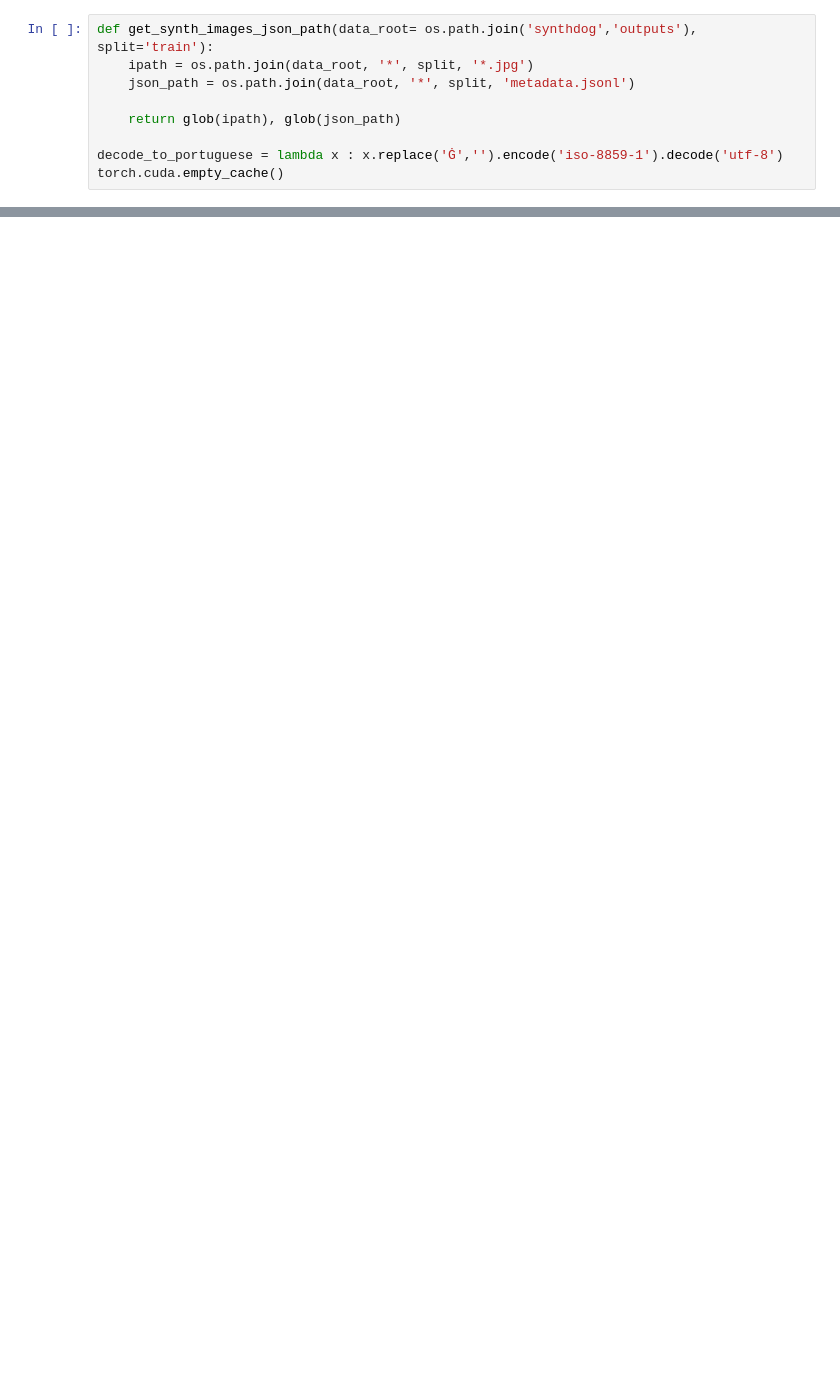
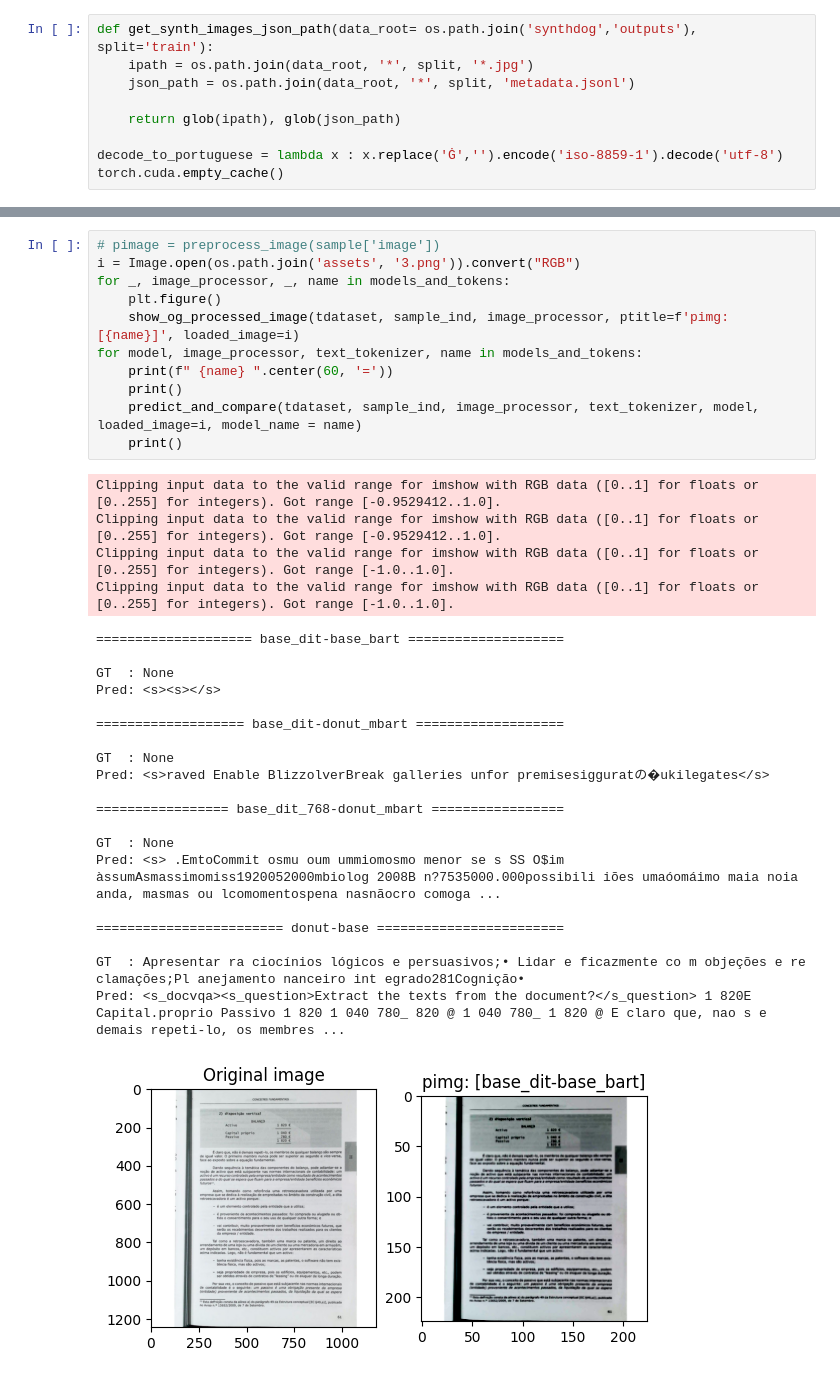
Before and after one commit to jaaabir/ocr, a Jupyter notebook: model_inference.ipynb, the cells around one changed output, grey strips where cells are left out. Drawn from its saved outputs; the diff is of its cells as text; blank space fills up the shorter version.

```diff
--- a/model_inference.ipynb
+++ b/model_inference.ipynb
@@ -182,0 +251,36 @@ VisionEncoderDecoderModel(
+# %%
+# pimage = preprocess_image(sample['image'])
+i = Image.open(os.path.join('assets', '3.png')).convert("RGB")
+for _, image_processor, _, name in models_and_tokens:
+    plt.figure()
+    show_og_processed_image(tdataset, sample_ind, image_processor, ptitle=f'pimg: [{name}]', loaded_image=i)
+for model, image_processor, text_tokenizer, name in models_and_tokens:
+    print(f" {name} ".center(60, '='))
+    print()
+    predict_and_compare(tdataset, sample_ind, image_processor, text_tokenizer, model, loaded_image=i, model_name = name)
+    print()
+# %% [output]
+Clipping input data to the valid range for imshow with RGB data ([0..1] for floats or [0..255] for integers). Got range [-0.9529412..1.0].
+Clipping input data to the valid range for imshow with RGB data ([0..1] for floats or [0..255] for integers). Got range [-0.9529412..1.0].
+Clipping input data to the valid range for imshow with RGB data ([0..1] for floats or [0..255] for integers). Got range [-1.0..1.0].
+Clipping input data to the valid range for imshow with RGB data ([0..1] for floats or [0..255] for integers). Got range [-1.0..1.0].
+==================== base_dit-base_bart ====================
+
+GT  : None
+Pred: <s><s></s>
+
+=================== base_dit-donut_mbart ===================
+
+GT  : None
+Pred: <s>raved Enable BlizzolverBreak galleries unfor premisesigguratの�ukilegates</s>
+
+================= base_dit_768-donut_mbart =================
+
+GT  : None
+Pred: <s> .EmtoCommit osmu oum ummiomosmo menor se s SS O$im àssumAsmassimomiss1920052000mbiolog 2008B n?7535000.000possibili iões umaóomáimo maia noia anda, masmas ou lcomomentospena nasnãocro comoga ...
+
+======================== donut-base ========================
+
+GT  : Apresentar ra ciocínios lógicos e persuasivos;• Lidar e ficazmente co m objeções e re clamações;Pl anejamento nanceiro int egrado281Cognição•
+Pred: <s_docvqa><s_question>Extract the texts from the document?</s_question> 1 820E Capital.proprio Passivo 1 820 1 040 780_ 820 @ 1 040 780_ 1 820 @ E claro que, nao s e demais repeti-lo, os membres ...
+[figure, added]
```
Also changed, not shown: parts of 20 cells of this notebook, 1 other file.
